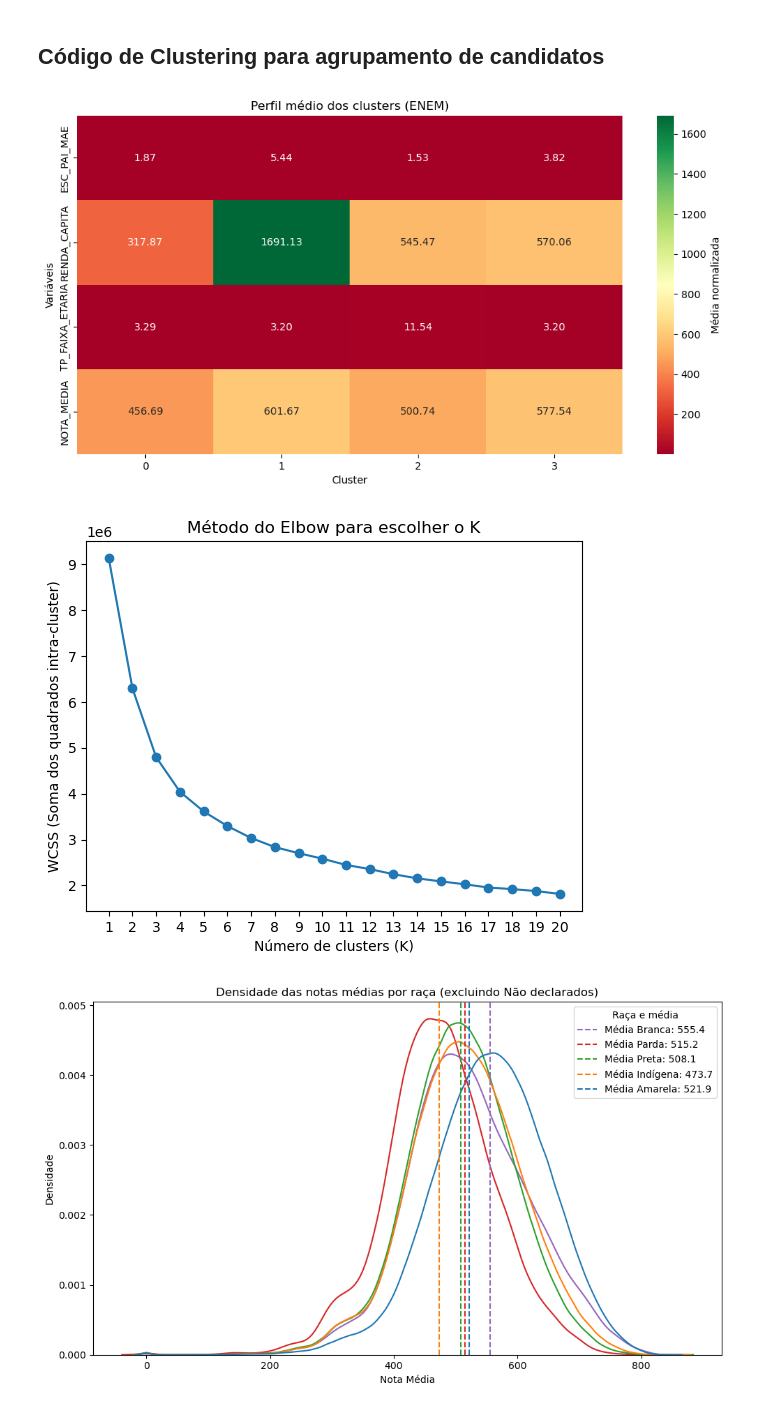
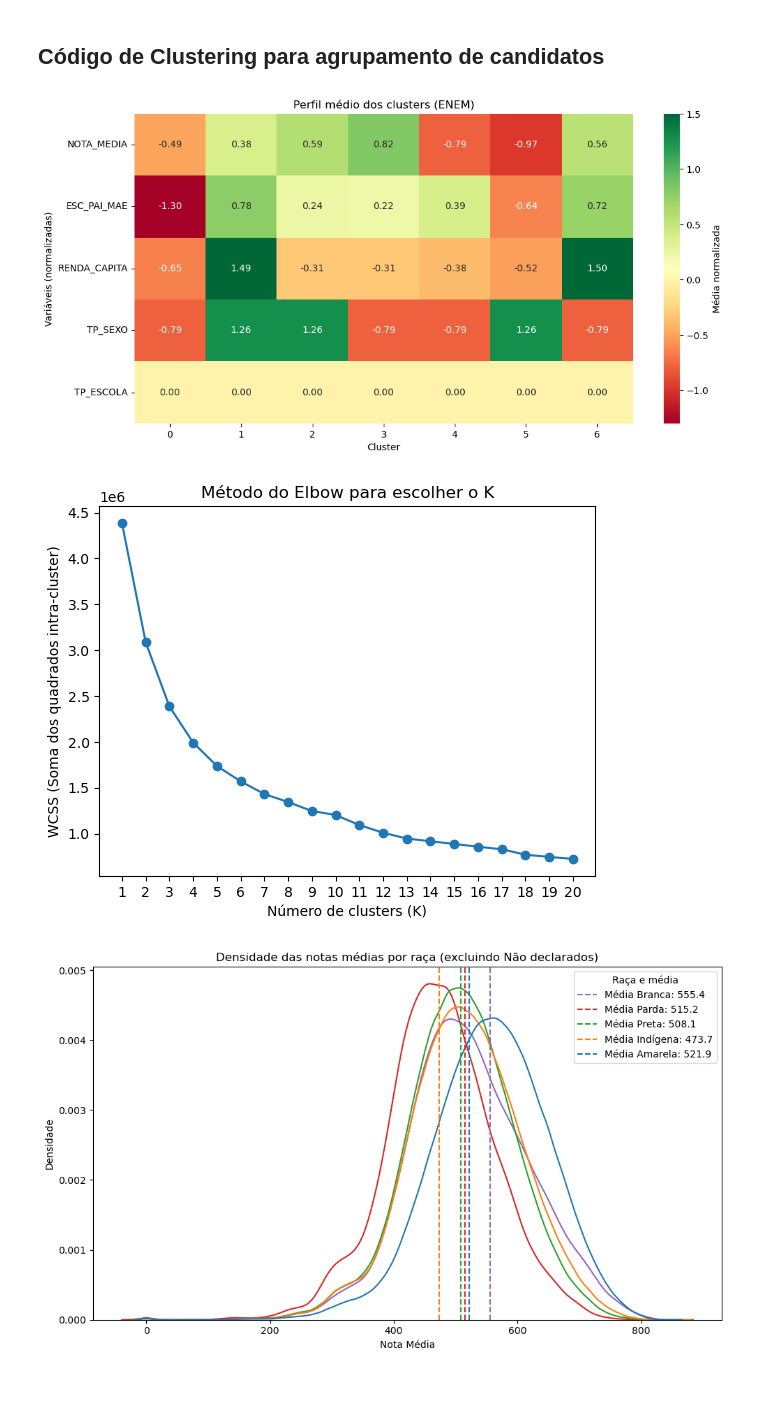
Before and after one commit to Vicente817/Grupo5_basico, a Jupyter notebook: tiago.ipynb, the cells around one changed output. Cells and saved outputs as stored; diff of their text form; code cells hidden in the pictures.

Commit message:
Correção da escala de clustering e adição de gráfico de IDH

```diff
--- a/tiago.ipynb
+++ b/tiago.ipynb
@@ -64,8 +64,8 @@ print(df_enem.head())
 # %%
 #Q1 = escolaridade pai, Q2 = mãe, Q5 tamanho da familia, Q6 renda familiar
 colunas = [
-            'Q001', 'Q002', 'Q005', 'Q006', 'TP_SEXO', 'TP_COR_RACA', 'TP_FAIXA_ETARIA',    #caracteristicas
-            'NU_NOTA_CN', 'NU_NOTA_CH', 'NU_NOTA_LC', 'NU_NOTA_MT', 'NU_NOTA_REDACAO'       #notas
+            'Q001', 'Q002', 'Q005', 'Q006', 'TP_SEXO', 'TP_COR_RACA', 'TP_FAIXA_ETARIA','TP_ESCOLA'    #caracteristicas
+            'NU_NOTA_CN', 'NU_NOTA_CH', 'NU_NOTA_LC', 'NU_NOTA_MT', 'NU_NOTA_REDACAO'                  #notas
            ]
 
 
@@ -85,12 +85,12 @@ map_escolaridade1 = {
 
 map_escolaridade2 = {
     'A': 0,  # Nunca estudou
-    'B': 0,  # Não completou a 4ª série/5º ano do Ensino Fundamental.
-    'C': 0.5,  # Completou a 4ª série/5º ano, mas não completou a 8ª série/9º ano do Ensino Fundamental.
-    'D': 1,  # Completou a 8ª série/9º ano do Ensino Fundamental, mas não completou o Ensino Médio.
-    'E': 2,  # Completou o Ensino Médio, mas não completou a Faculdade.
-    'F': 3,  # Completou a Faculdade, mas não completou a Pós-graduação.
-    'G': 4,  # Completou a Pós-graduação.
+    'B': 1,  # Não completou a 4ª série/5º ano do Ensino Fundamental.
+    'C': 2,  # Completou a 4ª série/5º ano, mas não completou a 8ª série/9º ano do Ensino Fundamental.
+    'D': 3,  # Completou a 8ª série/9º ano do Ensino Fundamental, mas não completou o Ensino Médio.
+    'E': 5,  # Completou o Ensino Médio, mas não completou a Faculdade.
+    'F': 8,  # Completou a Faculdade, mas não completou a Pós-graduação.
+    'G': 13,  # Completou a Pós-graduação.
     'H': 0,  # Não sei.
 }
 
@@ -101,7 +101,7 @@ df_enem['ESC_PAI_MAE'] = df_enem['ESC_PAI'] + df_enem['ESC_MAE']
 # Mapeia renda familiar (Q006)
 map_renda1 = {
     'A': 0,     # sem renda
-    'B': 1320,   # Até R$ 1320
+    'B': 1320,  # Até R$ 1320
     'C': 1980,  # De R$ 1.320,01 até R$ 1.980,00
     'D': 2640,  # De R$ 1.980,01 até R$ 2.640,00
     'E': 3300,  # De R$ 2.640,01 até R$ 3.300,00
@@ -162,11 +162,14 @@ map_renda3 = {
 
 df_enem = df_enem[df_enem['Q005'] > 0] #familias precisam ter no minimo 1 pessoa, nao pode dividir por zero
 df_enem['RENDA_CAPITA'] = df_enem['Q006'].map(map_renda2) / df_enem['Q005']
-df_enem = remover_outliers_iqr(df_enem, colunas=['RENDA_CAPITA'])
 
 
 # Mapeia sexo
 df_enem['SEXO'] = df_enem['TP_SEXO'].map({'F': 0, 'M': 1})
+
+# Remove não declarados (1) e depois altera escola publica pra 0 e privada para 1
+df_enem = df_enem[df_enem['TP_ESCOLA'] != 1]
+df_enem['TP_ESCOLA'] = df_enem['TP_ESCOLA'].replace({2: 0, 3: 1})
 
 # Nota média das 5 provas
 df_enem['NOTA_MEDIA'] = df_enem[[
@@ -178,6 +181,9 @@ df_enem['NOTA_MEDIA'] = df_enem[[
 dados_numericos = df_enem[[
     'RENDA_CAPITA', 'ESC_PAI_MAE', 'SEXO', 'TP_COR_RACA', 'NOTA_MEDIA', 'TP_FAIXA_ETARIA'
 ]].dropna()
+
+# Removendo outliers
+df_enem = remover_outliers_iqr(df_enem, colunas=['RENDA_CAPITA', 'NOTA_MEDIA'])
 # %% [markdown]
 ## Matriz de correlação entre fatores significativos
 #### Escolaridade dos pais, renda per capita, cor, genero e idade
@@ -268,49 +274,54 @@ import matplotlib.pyplot as plt
 import seaborn as sns
 
 # Número de cluster/agrupamentos
-quantidade_de_clusters = 4
+quantidade_de_clusters = 7
 
 # Define as colunas que usaremos no clustering
 colunas_notas = ['NOTA_MEDIA']
 colunas_extra = [
-                    'ESC_PAI_MAE', 'RENDA_CAPITA', 'TP_FAIXA_ETARIA'
+                    'ESC_PAI_MAE', 'RENDA_CAPITA', 'TP_SEXO', 'TP_ESCOLA'
                  ]
 
 # Remove linhas com dados faltantes nas colunas que vamos usar
 df_cluster = df_enem.dropna(subset=colunas_notas + colunas_extra).copy()
 
 # Converte as variáveis categóricas para números
 df_cluster['TP_SEXO'] = LabelEncoder().fit_transform(df_cluster['TP_SEXO'])
 df_cluster['TP_ESCOLA'] = LabelEncoder().fit_transform(df_cluster['TP_ESCOLA'])
 
 
 
 # Seleciona só as colunas para o clustering
 X = df_cluster[colunas_notas + colunas_extra]
 
 # Normaliza as variáveis para terem média 0 e desvio padrão 1
 scaler = StandardScaler()
 X_scaled = scaler.fit_transform(X)
 
 # Roda KMeans, definindo k (número de grupos) - você pode testar outros valores
 k = quantidade_de_clusters
 kmeans = KMeans(n_clusters=k, random_state=42)
 clusters = kmeans.fit_predict(X_scaled)
 
 # Adiciona o resultado ao dataframe original
 df_cluster['cluster'] = clusters
 
-# Agora vamos visualizar os clusters com um gráfico das médias das variáveis por grupo
-media_clusters = df_cluster.groupby('cluster')[ colunas_extra + colunas_notas].mean()
+# Transforma os dados normalizados em DataFrame
+X_scaled_df = pd.DataFrame(X_scaled, columns=colunas_notas + colunas_extra)
+X_scaled_df['cluster'] = clusters
 
+# Calcula a média de cada variável normalizada por cluster
+media_clusters = X_scaled_df.groupby('cluster').mean()
+
+# Plot
 plt.figure(figsize=(12, 6))
 sns.heatmap(media_clusters.T, annot=True, cmap='RdYlGn', cbar_kws={'label': 'Média normalizada'}, fmt=".2f")
 plt.title('Perfil médio dos clusters (ENEM)')
-plt.ylabel('Variáveis')
+plt.ylabel('Variáveis (normalizadas)')
 plt.xlabel('Cluster')
 plt.show()
 # %% [output]
-[figure, old version]
+[figure, new version]
 # %%
 import matplotlib.pyplot as plt
 from sklearn.cluster import KMeans
@@ -330,7 +341,7 @@ plt.title('Método do Elbow para escolher o K')
 plt.xticks(range(1, K_max + 1)) # Define os ticks do eixo x explicitamente para mostrar todos os números de 1 a 20
 plt.show()
 # %% [output]
-[figure, old version]
+[figure, new version]
 # %%
 import seaborn as sns
 import matplotlib.pyplot as plt
```
Also changed, not shown: parts of 5 cells of this notebook, 8 other files.
